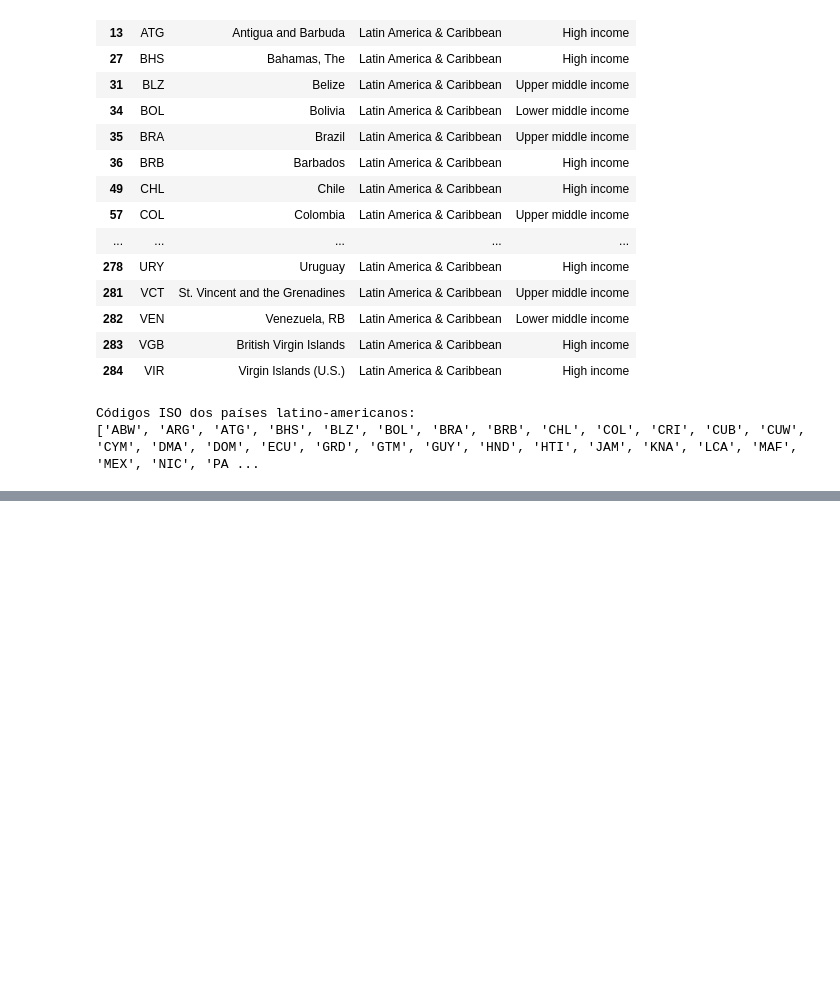
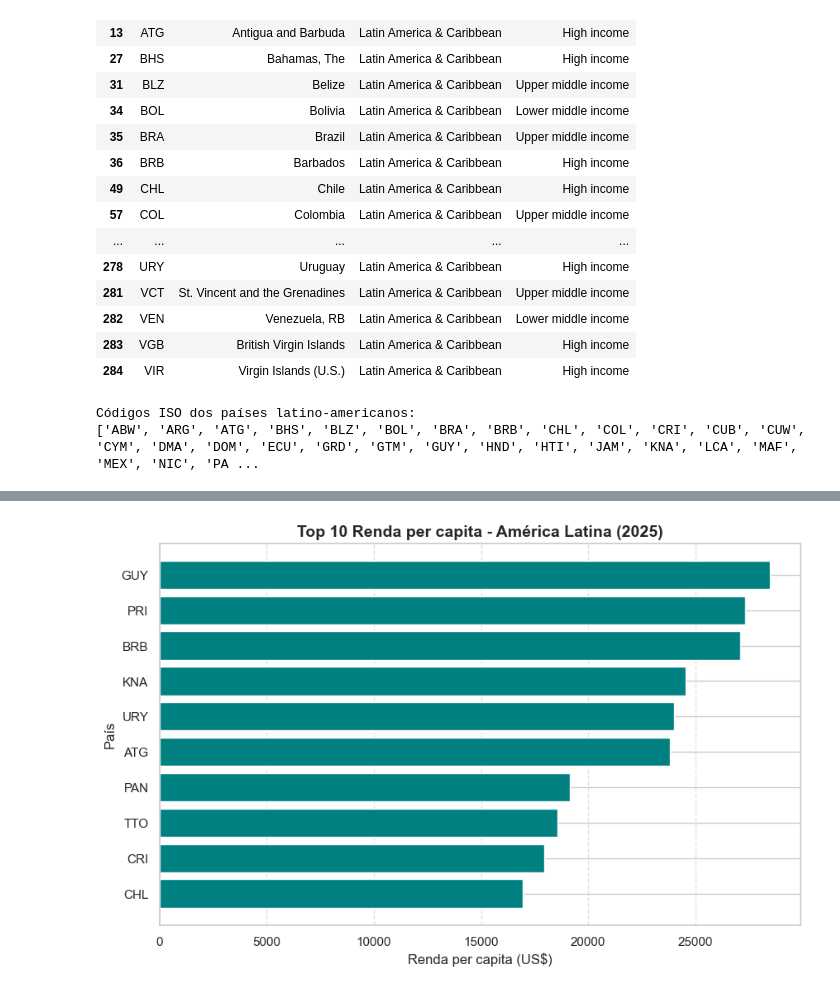
Before and after one commit to Tanus-Henrique/pos_cesar, a Jupyter notebook: 2 - Data Analysis and Visualization/class_2_exercise.ipynb, the cells around one changed output, grey strips where cells are left out. Saved outputs shown, nothing was run; the diff lists cells and outputs as text; code cells hidden in the pictures; blank space fills up the shorter version.

```diff
--- a/2 - Data Analysis and Visualization/class_2_exercise.ipynb
+++ b/2 - Data Analysis and Visualization/class_2_exercise.ipynb
@@ -192,0 +352,21 @@ KeyboardInterrupt:
+# %%
+import matplotlib.pyplot as plt
+
+# 🔹 Pegar último ano com dados válidos
+latest_year = df_all.dropna(subset=["GNI_per_capita"])["date"].max()
+df_latest = df_all[df_all["date"] == latest_year].dropna(subset=["GNI_per_capita"])
+
+# 🔹 Ordenar países por renda per capita
+df_rank = df_latest.sort_values("GNI_per_capita", ascending=False).head(10)
+
+# 🔹 Plotar gráfico de barras
+plt.figure(figsize=(10,6))
+plt.barh(df_rank["country"], df_rank["GNI_per_capita"], color="teal")
+plt.gca().invert_yaxis()  # maior no topo
+plt.title(f"Top 10 Renda per capita - América Latina ({latest_year})", fontsize=14, fontweight="bold")
+plt.xlabel("Renda per capita (US$)")
+plt.ylabel("País")
+plt.grid(axis="x", linestyle="--", alpha=0.6)
+plt.show()
+# %% [output]
+[figure, added]
```
Also changed, not shown: parts of 20 cells of this notebook.
